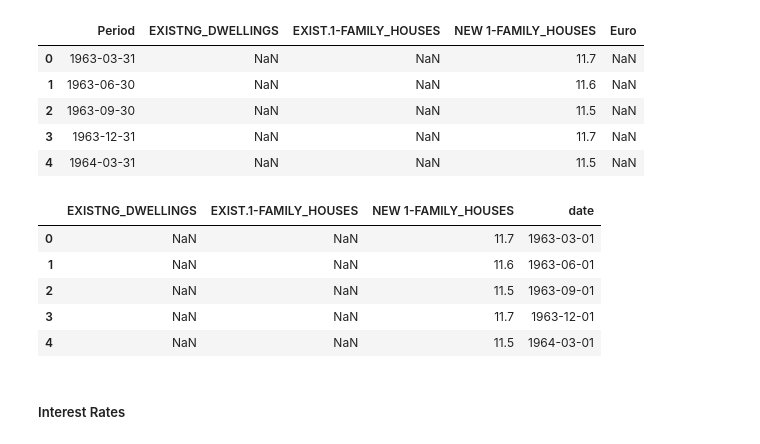
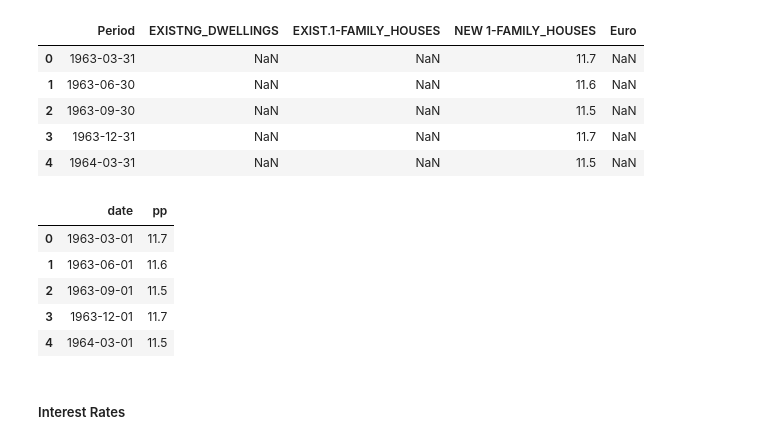
Before and after one commit to marchcarax/Portfolio-stats, a Jupyter notebook: model.ipynb, the cells around one changed output. Saved outputs shown, nothing was run; the diff lists cells and outputs as text; code cells hidden in the pictures.

```diff
--- a/model.ipynb
+++ b/model.ipynb
@@ -143,15 +145,16 @@ df_pp.head()
 | 4 | 1964-03-31 | NaN | NaN | 11.5 | NaN |
 # %%
 df_pp["date"] = df_pp['Period'].apply(lambda dt: dt.replace(day=1))
-df_pp.drop(['Period', 'Euro', 'EXIST.1-FAMILY_HOUSES', 'EXISTNG_DWELLINGS'], axis=1, inplace=True)
+df_pp = df_pp[['date', 'NEW 1-FAMILY_HOUSES']]
+df_pp.rename(columns={'NEW 1-FAMILY_HOUSES':'pp'}, inplace=True)
 df_pp.head()
 # %% [output]
-|  | EXISTNG_DWELLINGS | EXIST.1-FAMILY_HOUSES | NEW 1-FAMILY_HOUSES | date |
-| 0 | NaN | NaN | 11.7 | 1963-03-01 |
-| 1 | NaN | NaN | 11.6 | 1963-06-01 |
-| 2 | NaN | NaN | 11.5 | 1963-09-01 |
-| 3 | NaN | NaN | 11.7 | 1963-12-01 |
-| 4 | NaN | NaN | 11.5 | 1964-03-01 |
+|  | date | pp |
+| 0 | 1963-03-01 | 11.7 |
+| 1 | 1963-06-01 | 11.6 |
+| 2 | 1963-09-01 | 11.5 |
+| 3 | 1963-12-01 | 11.7 |
+| 4 | 1964-03-01 | 11.5 |
 # %% [markdown]
 ##### Interest Rates
 # %%
```
Also changed, not shown: parts of 18 cells of this notebook, 1 other file.
